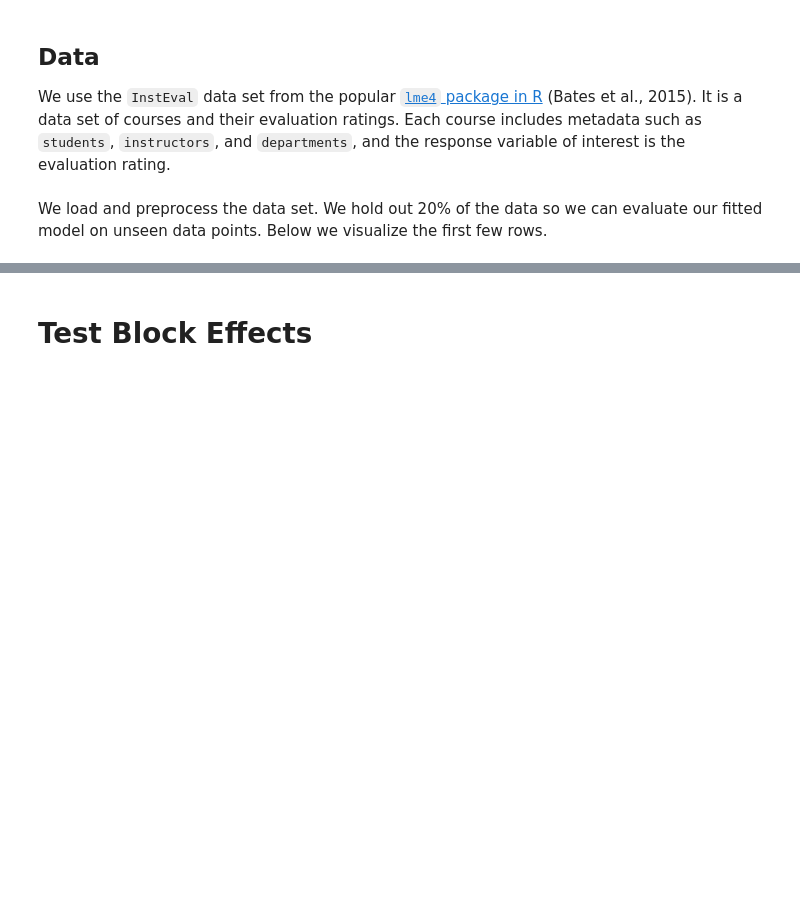
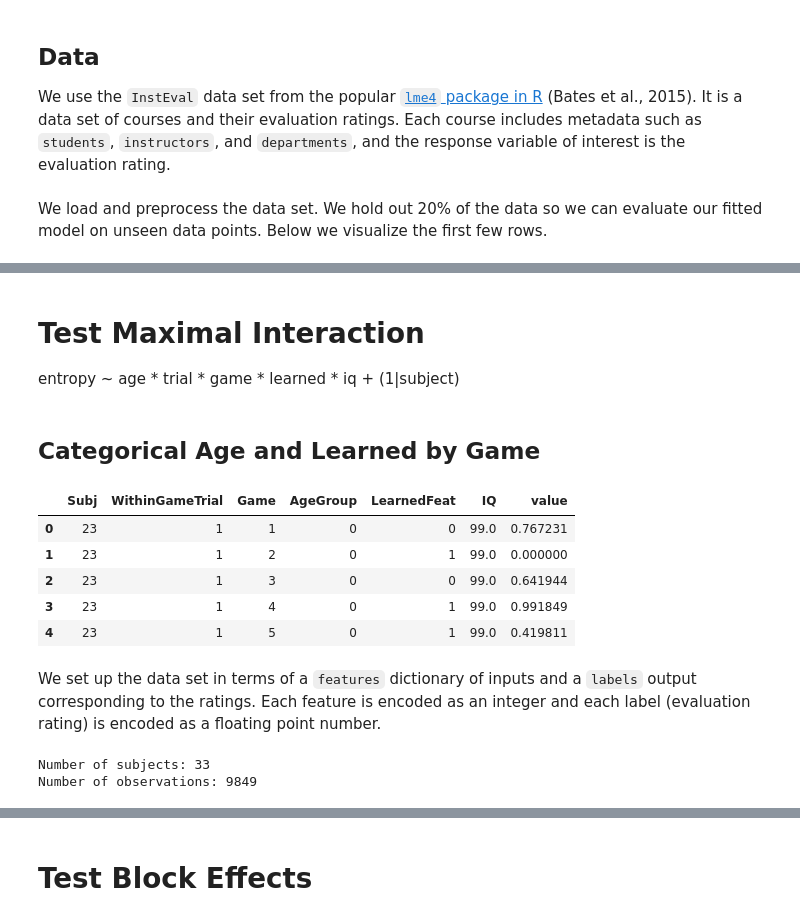
Before and after one commit to angelaradulescu/ldm-analysis, a Jupyter notebook: Tensorflow_Linear_Mixed_Effects_Models.ipynb, the cells around one changed output, grey strips where cells are left out. Cells and saved outputs as stored; diff of their text form; code cells hidden in the pictures; blank space fills up the shorter version.

```diff
--- a/Tensorflow_Linear_Mixed_Effects_Models.ipynb
+++ b/Tensorflow_Linear_Mixed_Effects_Models.ipynb
@@ -96,0 +192,29 @@ We load and preprocess the data set. We hold out 20% of the data so we can evalu
+# %% [markdown]
+# Test Maximal Interaction
+
+entropy ~ age \* trial \* game \* learned \* iq + (1|subject)
+# %% [markdown]
+## Categorical Age and Learned by Game
+# %%
+df = pd.melt(feedback_df, col_level=0, id_vars=['Subj','WithinGameTrial', 'Game', 'AgeGroup', 'LearnedFeat', 'IQ'], value_vars=['Entropy']).dropna()
+df_grouped = df.groupby(['Subj','WithinGameTrial', 'Game', 'AgeGroup', 'LearnedFeat', 'IQ'])['value'].mean().reset_index()
+
+# Remap AgeGroup so 0 is Adolescent and 1 is Adult.
+df_grouped['AgeGroup'] = df_grouped['AgeGroup'].astype('category').cat.codes
+# Remap LearnedFeat to category codes where 0 is False and 1 is True
+df_grouped['LearnedFeat'] = df_grouped['LearnedFeat'].astype('category').cat.codes
+
+# 80-20 train-test split
+train = df_grouped.sample(frac=0.8)
+test = df_grouped.drop(train.index)
+
+df_grouped.head()
+# %% [output]
+|  | Subj | WithinGameTrial | Game | AgeGroup | LearnedFeat | IQ | value |
+| 0 | 23 | 1 | 1 | 0 | 0 | 99.0 | 0.767231 |
+| 1 | 23 | 1 | 2 | 0 | 1 | 99.0 | 0.000000 |
+| 2 | 23 | 1 | 3 | 0 | 0 | 99.0 | 0.641944 |
+| 3 | 23 | 1 | 4 | 0 | 1 | 99.0 | 0.991849 |
+| 4 | 23 | 1 | 5 | 0 | 1 | 99.0 | 0.419811 |
+# %% [markdown]
+We set up the data set in terms of a `features` dictionary of inputs and a `labels` output corresponding to the ratings. Each feature is encoded as an integer and each label (evaluation rating) is encoded as a floating point number.
@@ -96,0 +231,9 @@ We load and preprocess the data set. We hold out 20% of the data so we can evalu
+# %%
+num_subs = len(np.unique(features_train['Subj']))
+num_observations = train.shape[0]
+
+print("Number of subjects:", num_subs)
+print("Number of observations:", num_observations)
+# %% [output]
+Number of subjects: 33
+Number of observations: 9849
```
Also changed, not shown: parts of 43 cells of this notebook.
